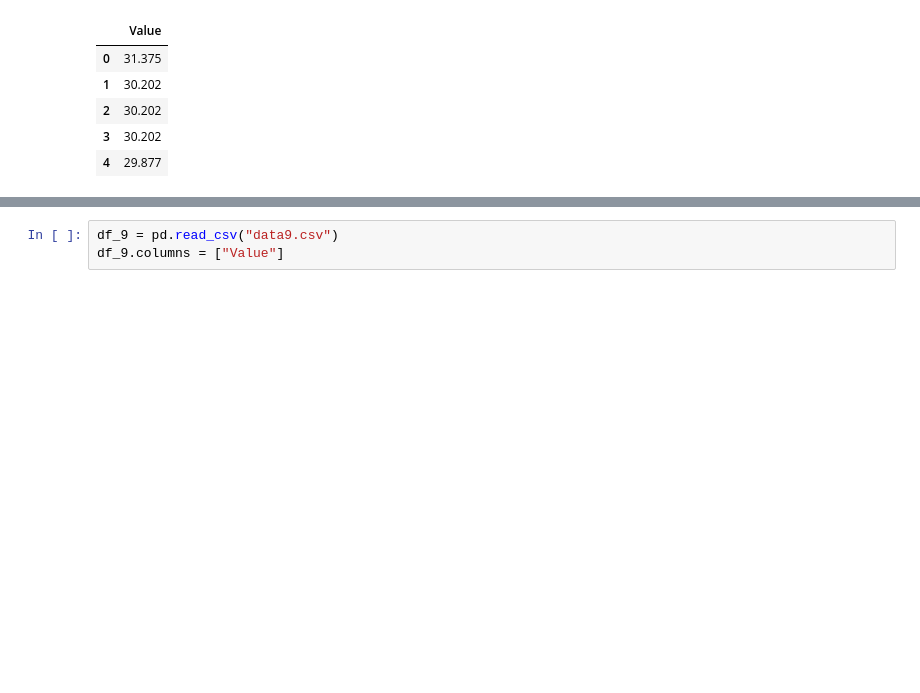
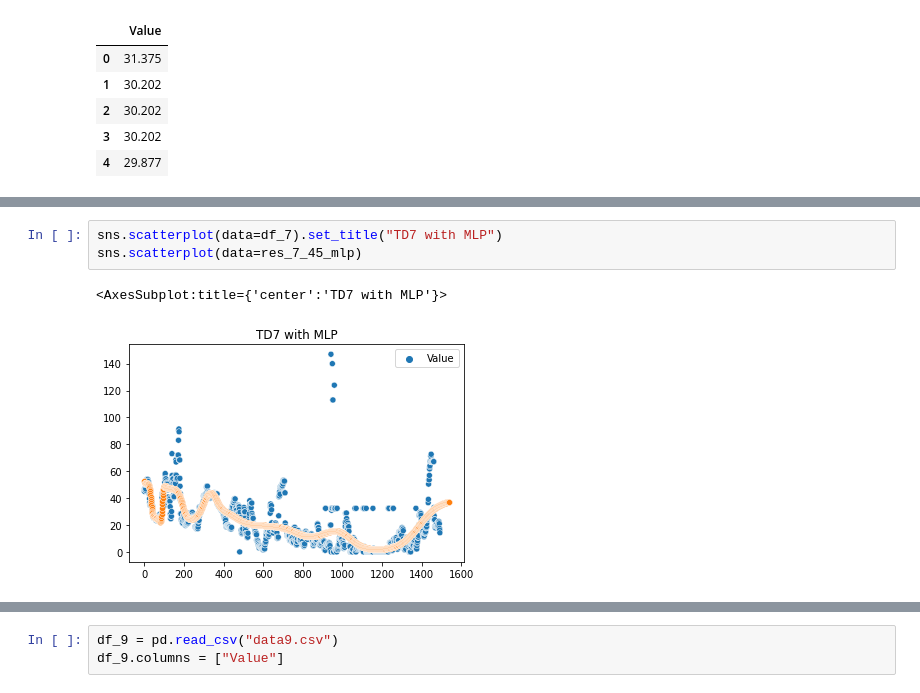
Before and after one commit to DimDimi4-and-fixiki/homework_data, a Jupyter notebook: Notebook.ipynb, the cells around one changed output, grey strips where cells are left out. Drawn from its saved outputs; the diff is of its cells as text; blank space fills up the shorter version.

```diff
--- a/Notebook.ipynb
+++ b/Notebook.ipynb
@@ -129,0 +108,6 @@ df_8 = df_8[df_8["Value"] <= 100]
+# %%
+sns.scatterplot(data=df_7).set_title("TD7 with MLP")
+sns.scatterplot(data=res_7_45_mlp)
+# %% [output]
+<AxesSubplot:title={'center':'TD7 with MLP'}>
+[figure, added]
```
Also changed, not shown: parts of 86 cells of this notebook, 7 other files.
